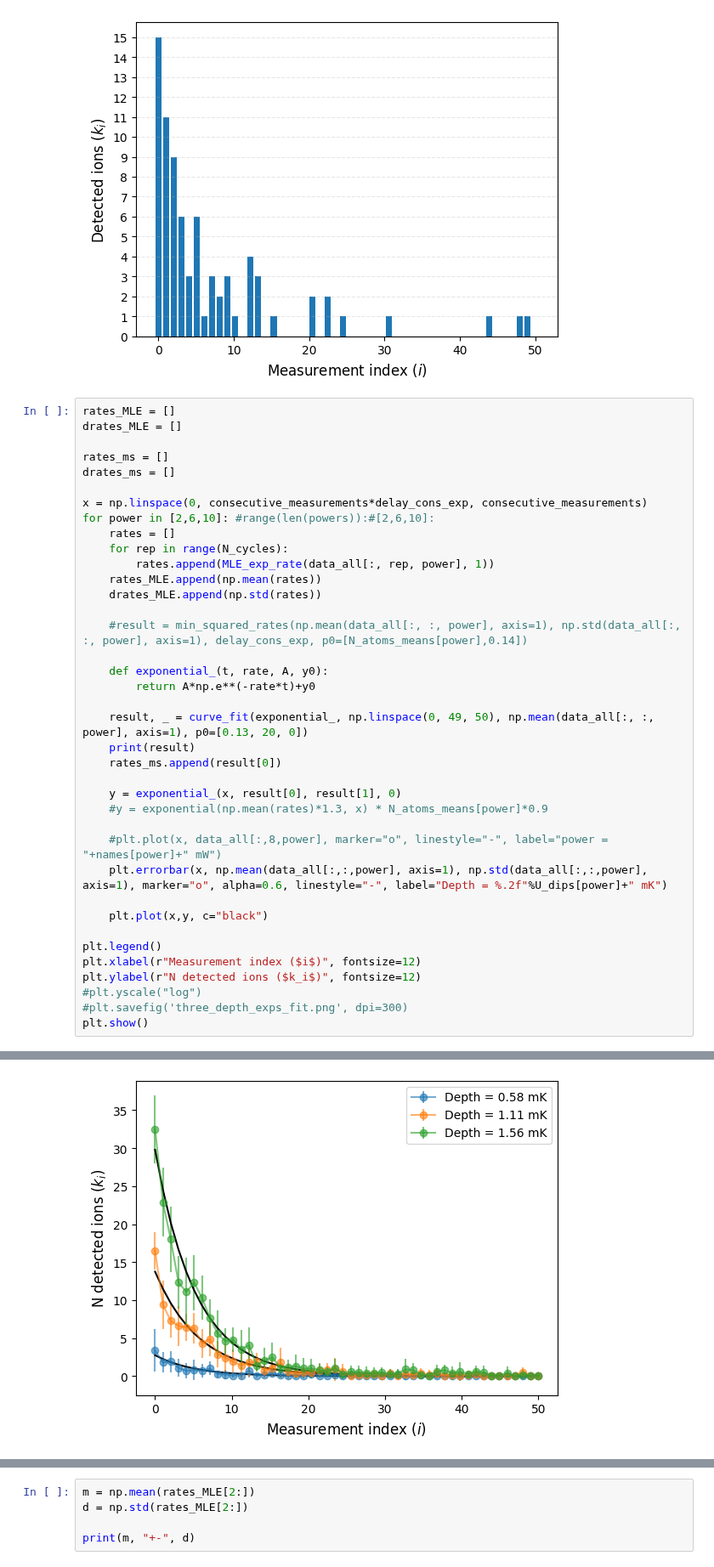
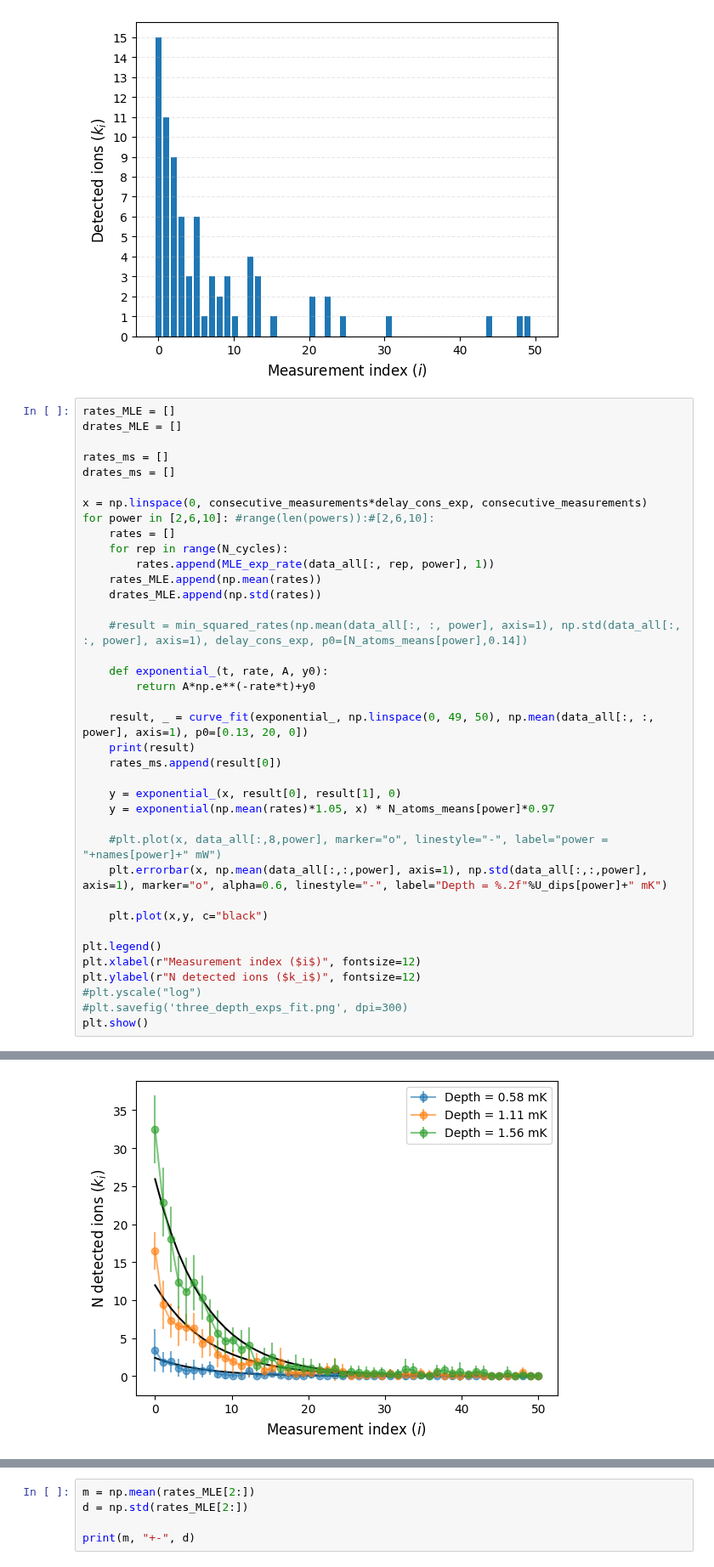
Before and after one commit to Valerio-Amico/Lab-Rydberg, a Jupyter notebook: dipolar_trap/cross_section_experiment_27_01_23.ipynb, the cells around one changed output, grey strips where cells are left out. Shown at 85% size. Cells and saved outputs as stored; diff of their text form.

```diff
--- a/dipolar_trap/cross_section_experiment_27_01_23.ipynb
+++ b/dipolar_trap/cross_section_experiment_27_01_23.ipynb
@@ -247,35 +247,35 @@ for power in [2,6,10]: #range(len(powers)):#[2,6,10]:
         rates.append(MLE_exp_rate(data_all[:, rep, power], 1))
     rates_MLE.append(np.mean(rates))
     drates_MLE.append(np.std(rates))
 
     #result = min_squared_rates(np.mean(data_all[:, :, power], axis=1), np.std(data_all[:, :, power], axis=1), delay_cons_exp, p0=[N_atoms_means[power],0.14])
 
     def exponential_(t, rate, A, y0):
         return A*np.e**(-rate*t)+y0
 
     result, _ = curve_fit(exponential_, np.linspace(0, 49, 50), np.mean(data_all[:, :, power], axis=1), p0=[0.13, 20, 0])
     print(result)
     rates_ms.append(result[0])
 
     y = exponential_(x, result[0], result[1], 0)
-    #y = exponential(np.mean(rates)*1.3, x) * N_atoms_means[power]*0.9
+    y = exponential(np.mean(rates)*1.05, x) * N_atoms_means[power]*0.97
 
     #plt.plot(x, data_all[:,8,power], marker="o", linestyle="-", label="power = "+names[power]+" mW")
     plt.errorbar(x, np.mean(data_all[:,:,power], axis=1), np.std(data_all[:,:,power], axis=1), marker="o", alpha=0.6, linestyle="-", label="Depth = %.2f"%U_dips[power]+" mK")
 
     plt.plot(x,y, c="black")
 
 plt.legend()
 plt.xlabel(r"Measurement index ($i$)", fontsize=12)
 plt.ylabel(r"N detected ions ($k_i$)", fontsize=12)
 #plt.yscale("log")
 #plt.savefig('three_depth_exps_fit.png', dpi=300)
 plt.show()
 # %% [output]
 [0.30224706 2.99633566 0.08025899]
 [ 0.20733163 13.65160694  0.28392974]
 [ 0.2195826  29.36157194  0.49939053]
-[figure, old version]
+[figure, new version]
 # %%
 plt.errorbar(U_dips[2:], np.array(rates_MLE[2:]), np.array(drates_MLE[2:]), marker="o", ls="")
 #plt.plot(U_dips[2:], rates_ms[2:], marker="o", ls="")
```
Also changed, not shown: parts of 1 cell of this notebook, 32 other files.
